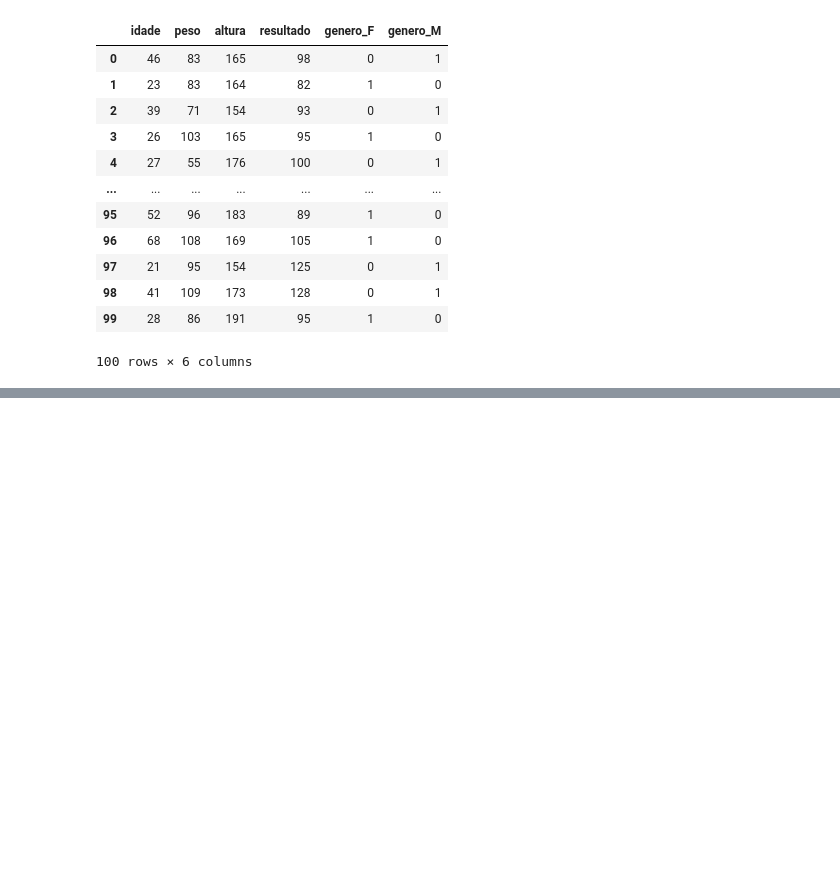
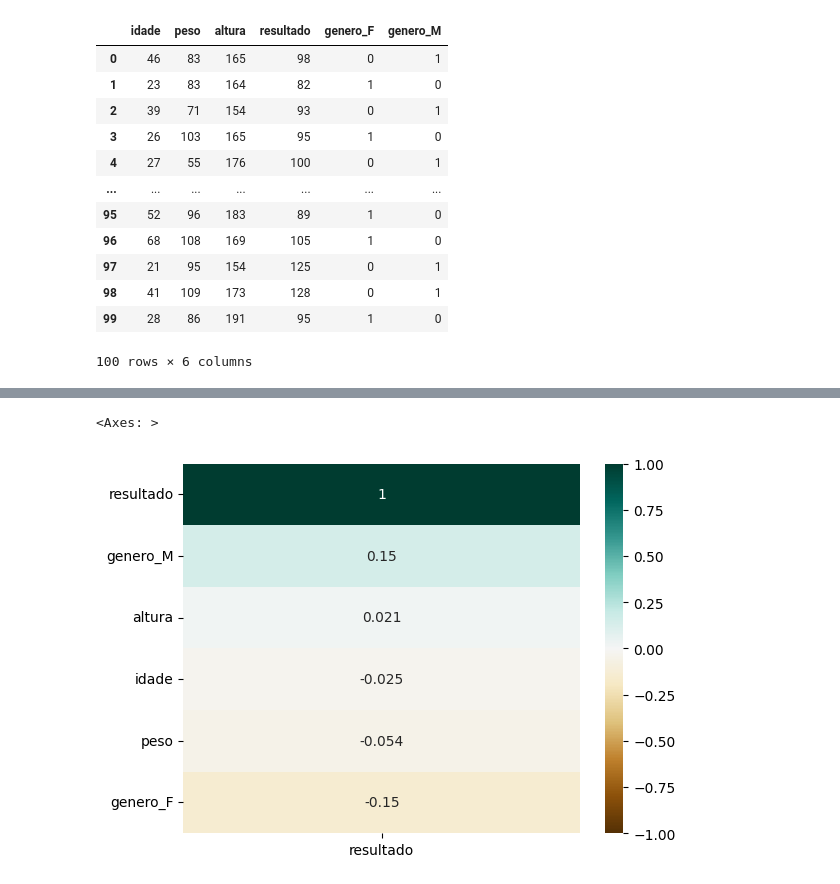
Before and after one commit to angelomedeiros/formacao-ia-modelo_diabetes, a Jupyter notebook: model_diabetes.ipynb, the cells around one changed output, grey strips where cells are left out. Cells and saved outputs as stored; diff of their text form; code cells hidden in the pictures; blank space fills up the shorter version.

```diff
--- a/model_diabetes.ipynb
+++ b/model_diabetes.ipynb
@@ -73,0 +100,6 @@ df_exames
+# %%
+# Mapa de correlação só com a variável target (resultado)
+sns.heatmap(df_exames.corr()[['resultado']].sort_values(by='resultado', ascending=False), annot=True, cmap='BrBG', vmax=1, vmin=-1)
+# %% [output]
+<Axes: >
+[figure, added]
```
Also changed, not shown: parts of 6 cells of this notebook, 2 other files.
